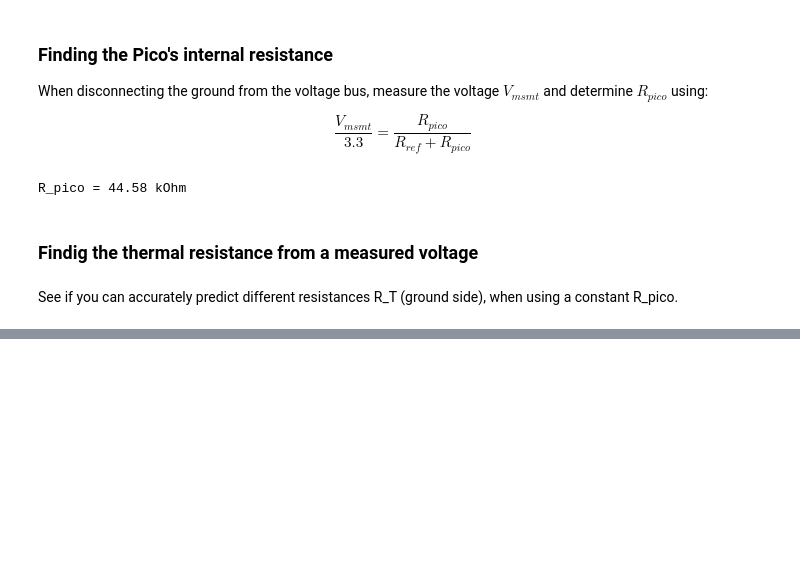
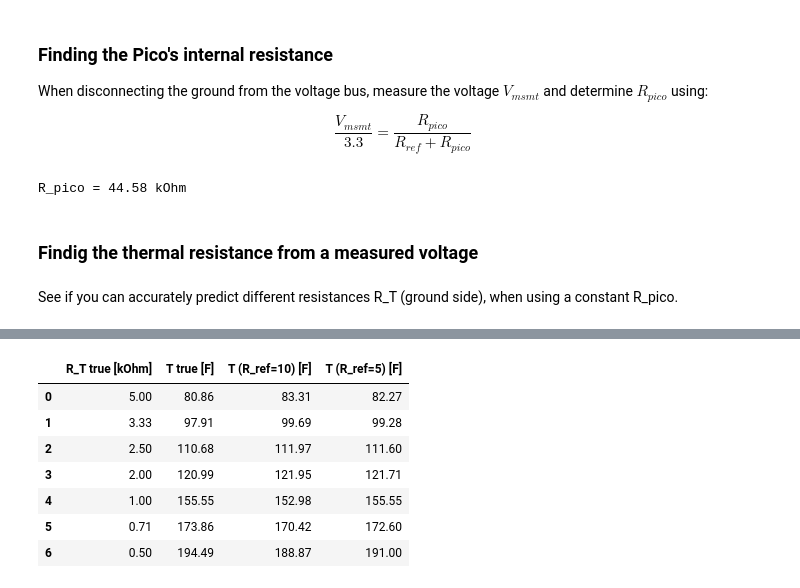
Before and after one commit to thdfw/gwks, a Jupyter notebook: pico/tank_module/resistance.ipynb, the cells around one changed output, grey strips where cells are left out. Saved outputs shown, nothing was run; the diff lists cells and outputs as text; code cells hidden in the pictures; blank space fills up the shorter version.

```diff
--- a/pico/tank_module/resistance.ipynb
+++ b/pico/tank_module/resistance.ipynb
@@ -84,0 +119,18 @@ plt.show()
+# %%
+df = pd.DataFrame({'R_T true [kOhm]': R_true,
+                   'T true [F]': temperature_true,
+                   'T (R_ref=10) [F]': temperature_adc_10,
+                   'T (R_ref=5) [F]': temperature_adc_5,
+                   })
+
+df = round(df,2)
+df
+# %% [output]
+|  | R_T true [kOhm] | T true [F] | T (R_ref=10) [F] | T (R_ref=5) [F] |
+| 0 | 5.00 | 80.86 | 83.31 | 82.27 |
+| 1 | 3.33 | 97.91 | 99.69 | 99.28 |
+| 2 | 2.50 | 110.68 | 111.97 | 111.60 |
+| 3 | 2.00 | 120.99 | 121.95 | 121.71 |
+| 4 | 1.00 | 155.55 | 152.98 | 155.55 |
+| 5 | 0.71 | 173.86 | 170.42 | 172.60 |
+| 6 | 0.50 | 194.49 | 188.87 | 191.00 |
```
Also changed, not shown: parts of 5 cells of this notebook.
